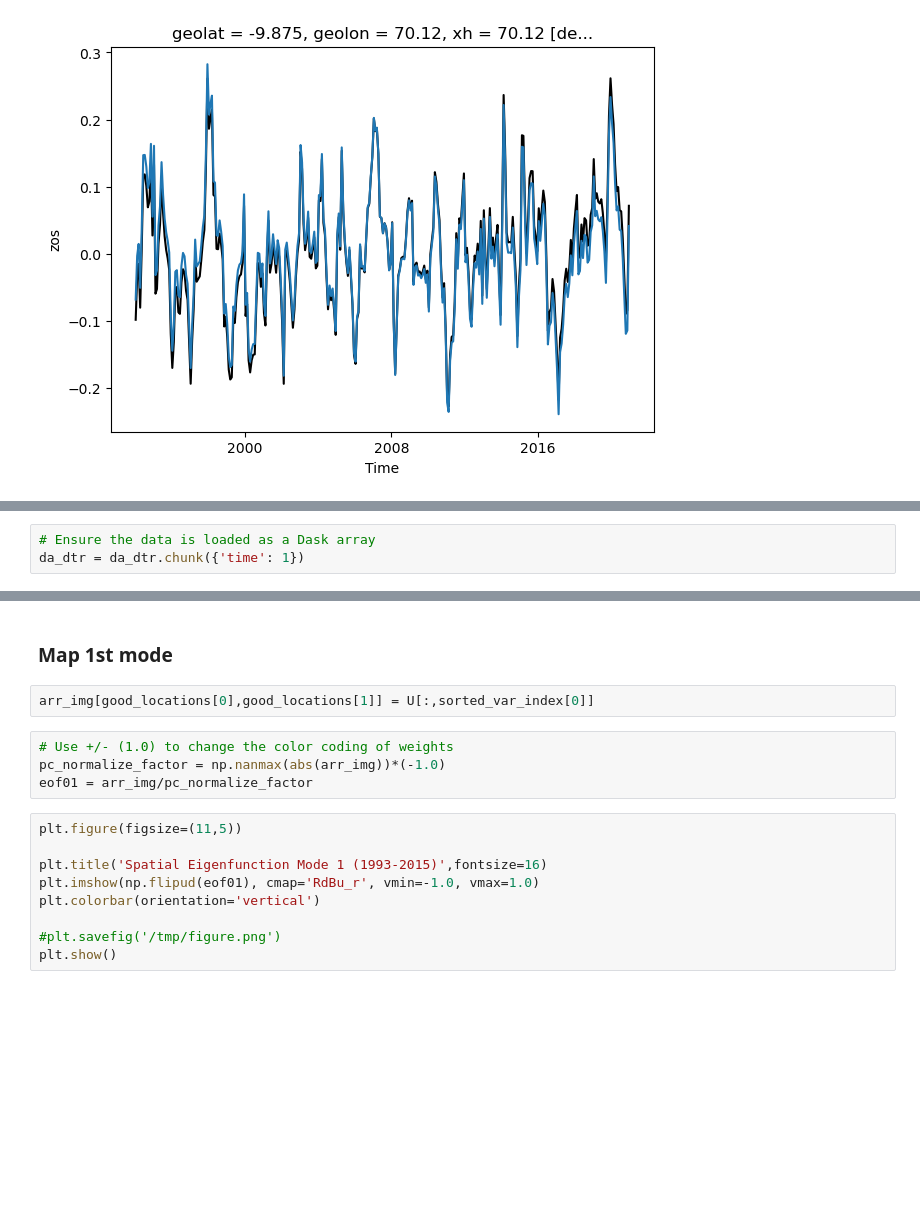
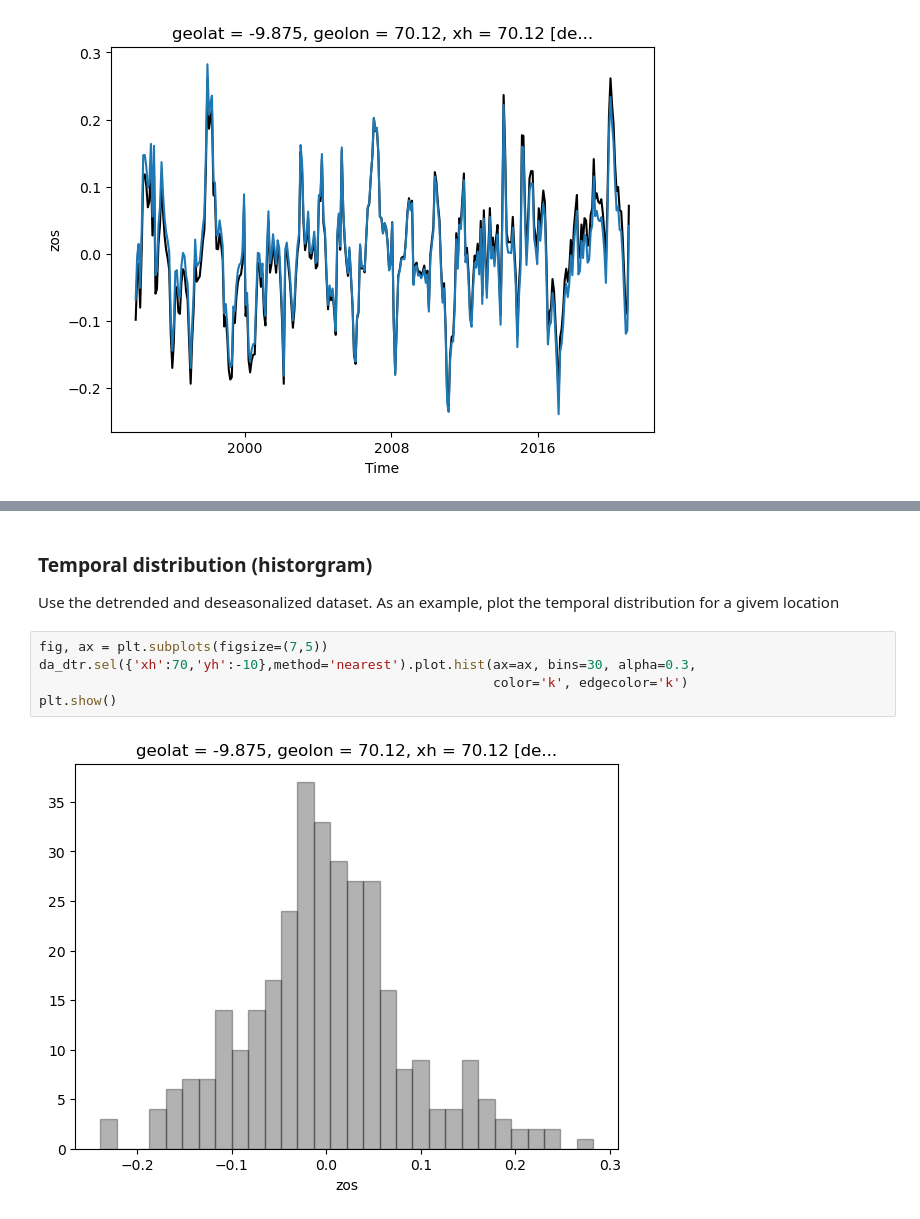
Before and after one commit to jetesdal/sea_level_covariability, a Jupyter notebook: notebooks/DSL_statistics.ipynb, the cells around one changed output, grey strips where cells are left out. Saved outputs shown, nothing was run; the diff lists cells and outputs as text; blank space fills up the shorter version.

Commit message:
Added some more examples and information

```diff
--- a/notebooks/DSL_statistics.ipynb
+++ b/notebooks/DSL_statistics.ipynb
@@ -104,3 +116,0 @@ Find pixel locations where all the data is present for each time point. Ff even
-# %%
-# Ensure the data is loaded as a Dask array
-da_dtr = da_dtr.chunk({'time': 1})
@@ -219,17 +117,10 @@ arr_img = np.zeros((ydim,xdim)) + np.nan
-# %% [markdown]
-### Map 1st mode
-# %%
-arr_img[good_locations[0],good_locations[1]] = U[:,sorted_var_index[0]]
-# %%
-# Use +/- (1.0) to change the color coding of weights
-pc_normalize_factor = np.nanmax(abs(arr_img))*(-1.0)
-eof01 = arr_img/pc_normalize_factor
-# %%
-plt.figure(figsize=(11,5))
-
-plt.title('Spatial Eigenfunction Mode 1 (1993-2015)',fontsize=16)
-plt.imshow(np.flipud(eof01), cmap='RdBu_r', vmin=-1.0, vmax=1.0)
-plt.colorbar(orientation='vertical')
-
-#plt.savefig('/tmp/figure.png')
-plt.show()
+# %% [markdown]
+### Temporal distribution (historgram)
+Use the detrended and deseasonalized dataset. As an example, plot the temporal distribution for a givem location
+# %%
+fig, ax = plt.subplots(figsize=(7,5))
+da_dtr.sel({'xh':70,'yh':-10},method='nearest').plot.hist(ax=ax, bins=30, alpha=0.3,
+                                                          color='k', edgecolor='k')
+plt.show()
+# %% [output]
+[figure, added]
```
Also changed, not shown: parts of 48 cells of this notebook, 1 other file.
